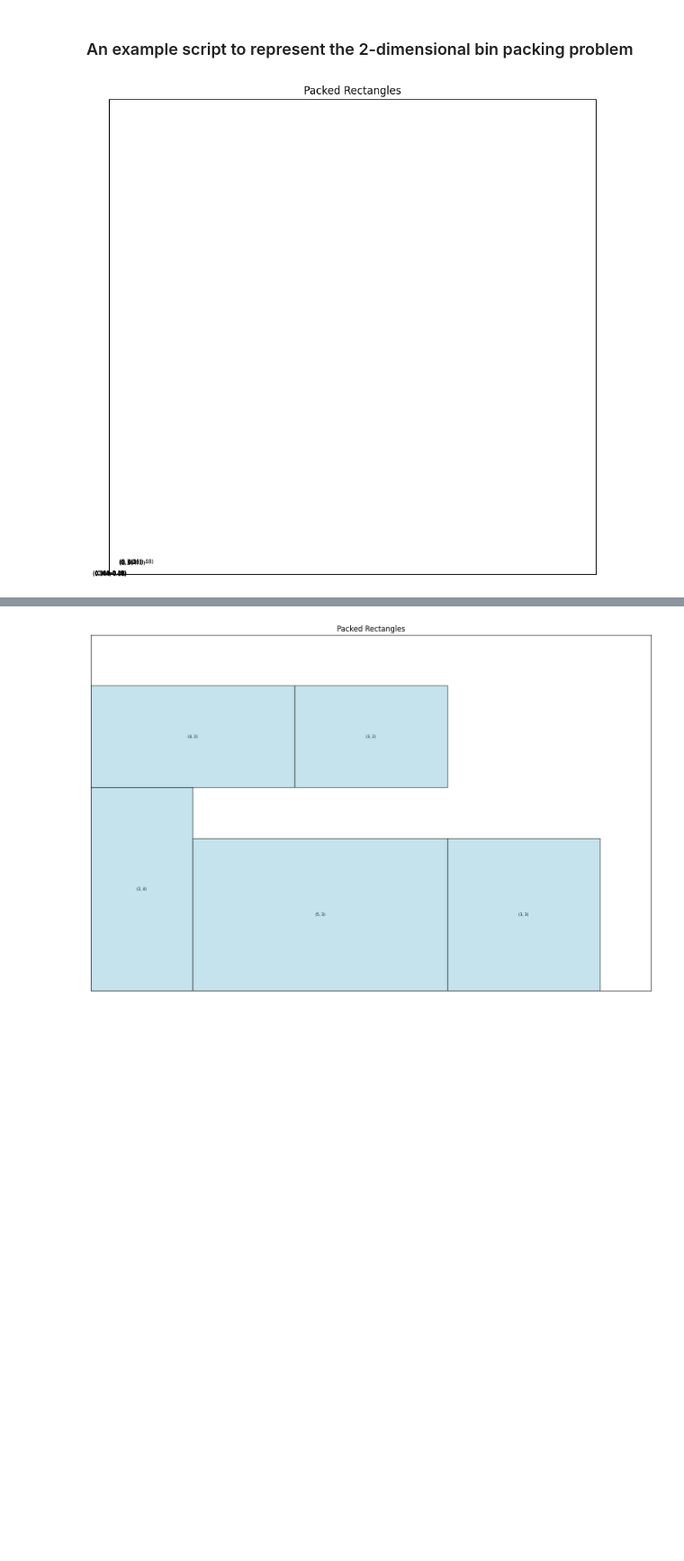
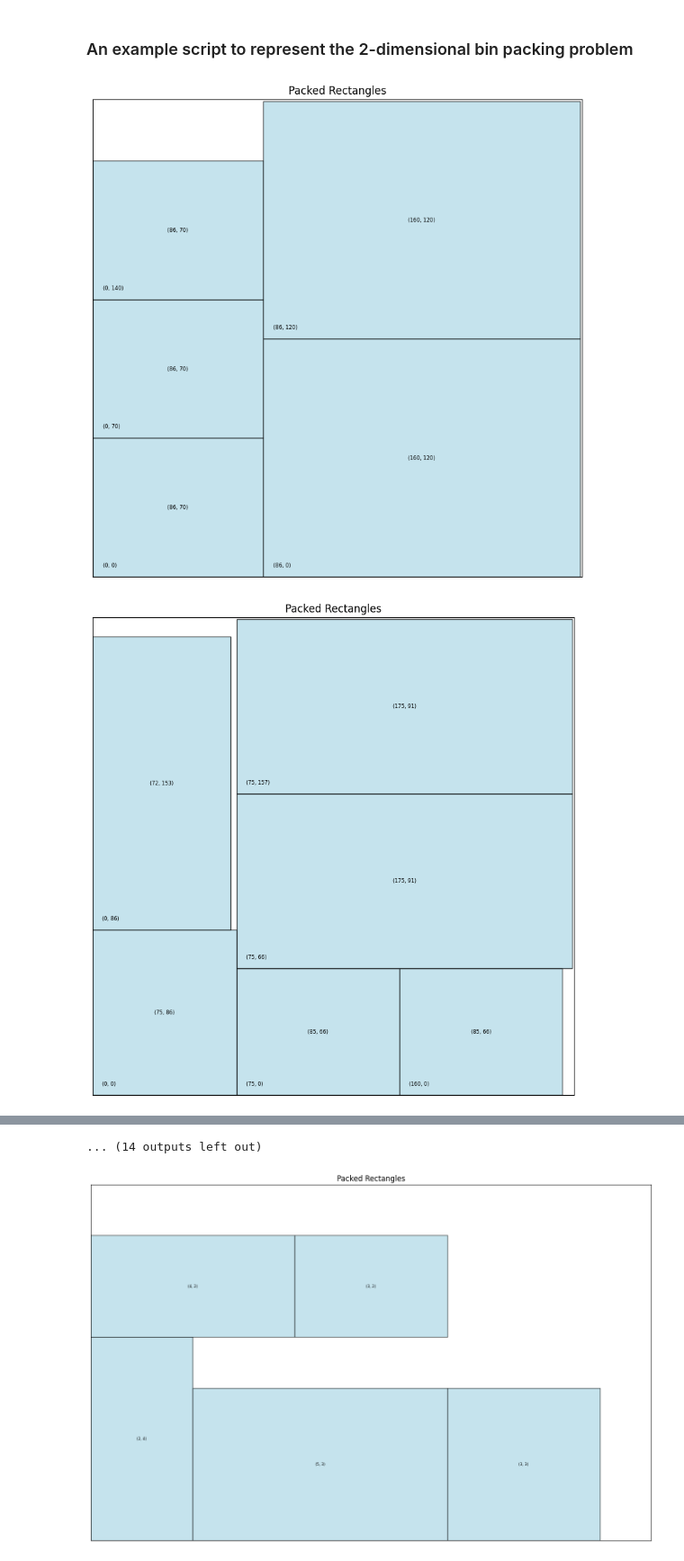
Before and after one commit to aslimaydin/DRL4BPP, a Jupyter notebook: main.ipynb, the cells around one changed output, grey strips where cells are left out. Shown at 90% size. Cells and saved outputs as stored; diff of their text form; code cells hidden in the pictures; blank space fills up the shorter version.

```diff
--- a/main.ipynb
+++ b/main.ipynb
@@ -34,33 +38,32 @@ for i in range(1, 27, 1):
 
 for set in dataset:
     fig, ax = plt.subplots(figsize=(12, 6))
     x_size, y_size = set[0]
     for i, (w, h, x, y) in enumerate(set[1:]):
         # w /= x_size
         # h /= y_size
         # x /= x_size
         # y /= y_size
         rect = Rectangle((x, y), w, h, linewidth=1, edgecolor='black', facecolor='lightblue', alpha=0.7)
         ax.add_patch(rect)
 
         if x == int(x): x = int(x)
         if y == int(y): y = int(y)
         if w == int(w): w = int(w)
         if h == int(h): h = int(h)
         ax.text(x + w / 2, y + h / 2, f'({w}, {h})', fontsize=6, ha='center', va='center', color='black')
         ax.text(x + 5, y + 5, f'({x}, {y})', fontsize=6, color='black')
 
     ax.set_xlim(0, max(x + w for w, _, x, _ in set[1:]) + 1)
     ax.set_ylim(0, max(y + h for _, h, _, y in set[1:]) + 1)
     ax.set_xticks([])
     ax.set_yticks([])
     ax.set_title("Packed Rectangles")
     ax.set_aspect('equal')
 
     fig.set_size_inches(10, 10)
     plt.show()
     plt.close()
-
-    break
 # %% [output]
-[figure, old version]
+[figure, new version]
+[figure, added]
@@ -67,3 +80,4 @@ for set in dataset:
+... (14 outputs left out)
 # %%
 items_list = [
     [(3, 2), (5, 3), (2, 4), (4, 2), (3, 3)],
```
Also changed, not shown: parts of 4 cells of this notebook.
